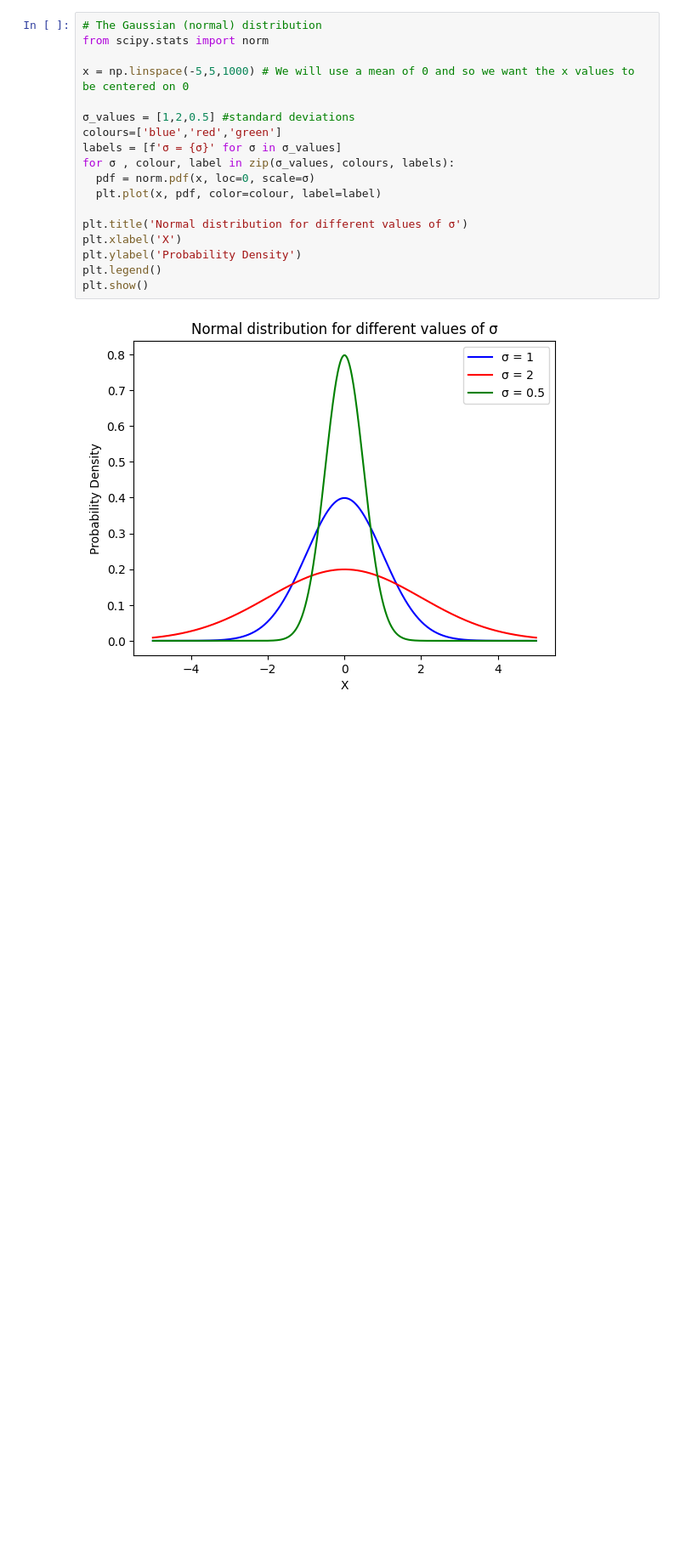
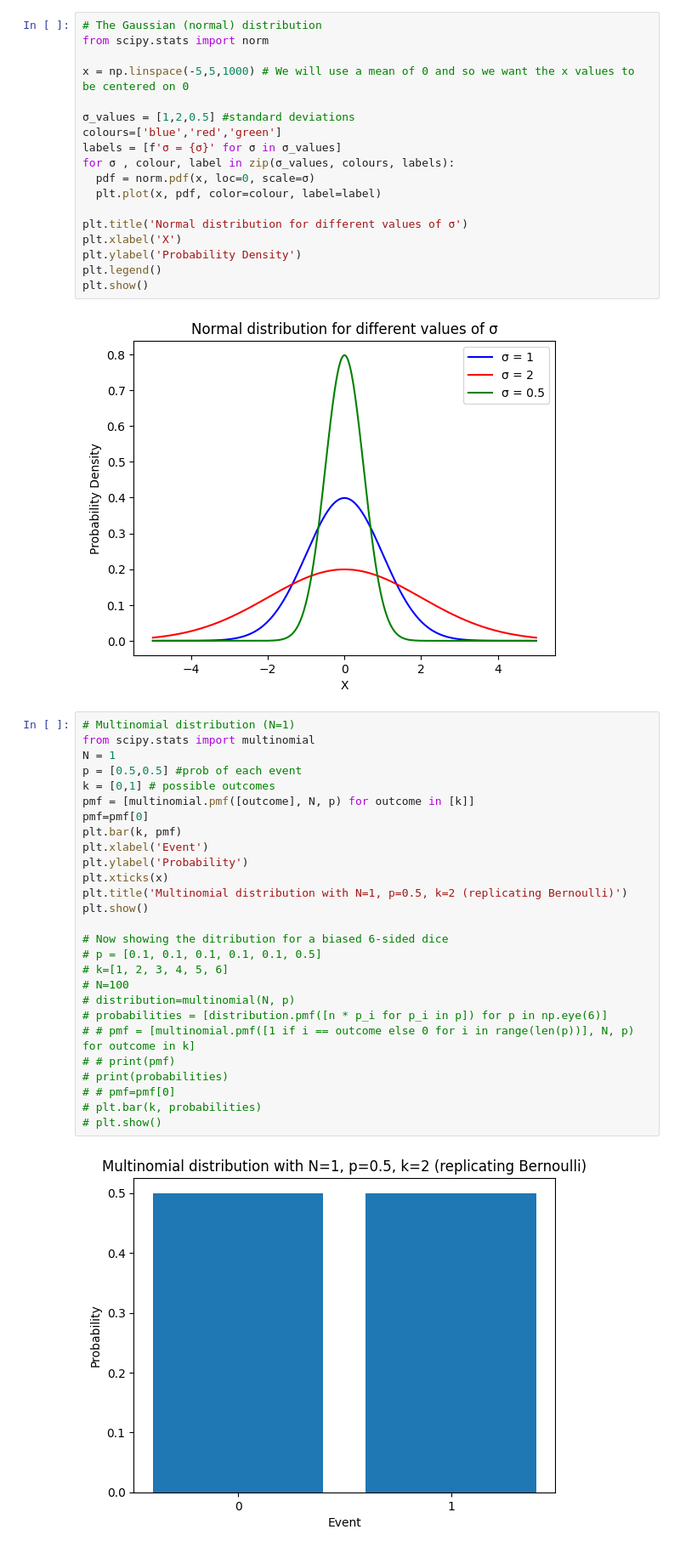
Before and after one commit to Sam-Arkle/CS5455, a Jupyter notebook: TiML_probability_distributions.ipynb, the cells around one changed output. Shown at 85% size. Saved outputs shown, nothing was run; the diff lists cells and outputs as text; blank space fills up the shorter version.

```diff
--- a/TiML_probability_distributions.ipynb
+++ b/TiML_probability_distributions.ipynb
@@ -137,3 +137,32 @@ plt.legend()
 plt.show()
 # %% [output]
 [figure]
+# %%
+# Multinomial distribution (N=1)
+from scipy.stats import multinomial
+N = 1
+p = [0.5,0.5] #prob of each event
+k = [0,1] # possible outcomes
+pmf = [multinomial.pmf([outcome], N, p) for outcome in [k]]
+pmf=pmf[0]
+plt.bar(k, pmf)
+plt.xlabel('Event')
+plt.ylabel('Probability')
+plt.xticks(x)
+plt.title('Multinomial distribution with N=1, p=0.5, k=2 (replicating Bernoulli)')
+plt.show()
+
+# Now showing the ditribution for a biased 6-sided dice
+# p = [0.1, 0.1, 0.1, 0.1, 0.1, 0.5]
+# k=[1, 2, 3, 4, 5, 6]
+# N=100
+# distribution=multinomial(N, p)
+# probabilities = [distribution.pmf([n * p_i for p_i in p]) for p in np.eye(6)]
+# # pmf = [multinomial.pmf([1 if i == outcome else 0 for i in range(len(p))], N, p) for outcome in k]
+# # print(pmf)
+# print(probabilities)
+# # pmf=pmf[0]
+# plt.bar(k, probabilities)
+# plt.show()
+# %% [output]
+[figure, added]
```
Also changed, not shown: parts of 1 cell of this notebook.
